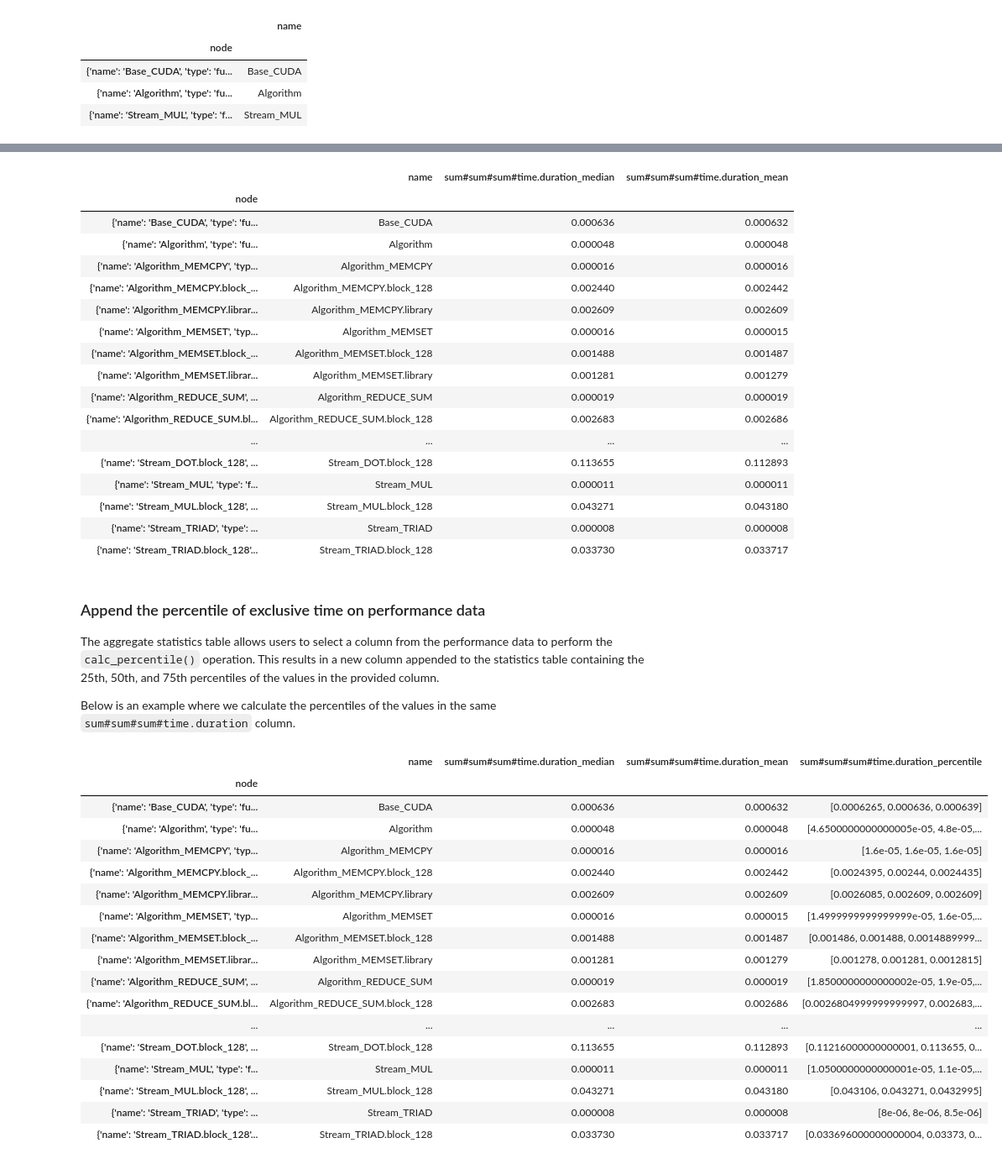
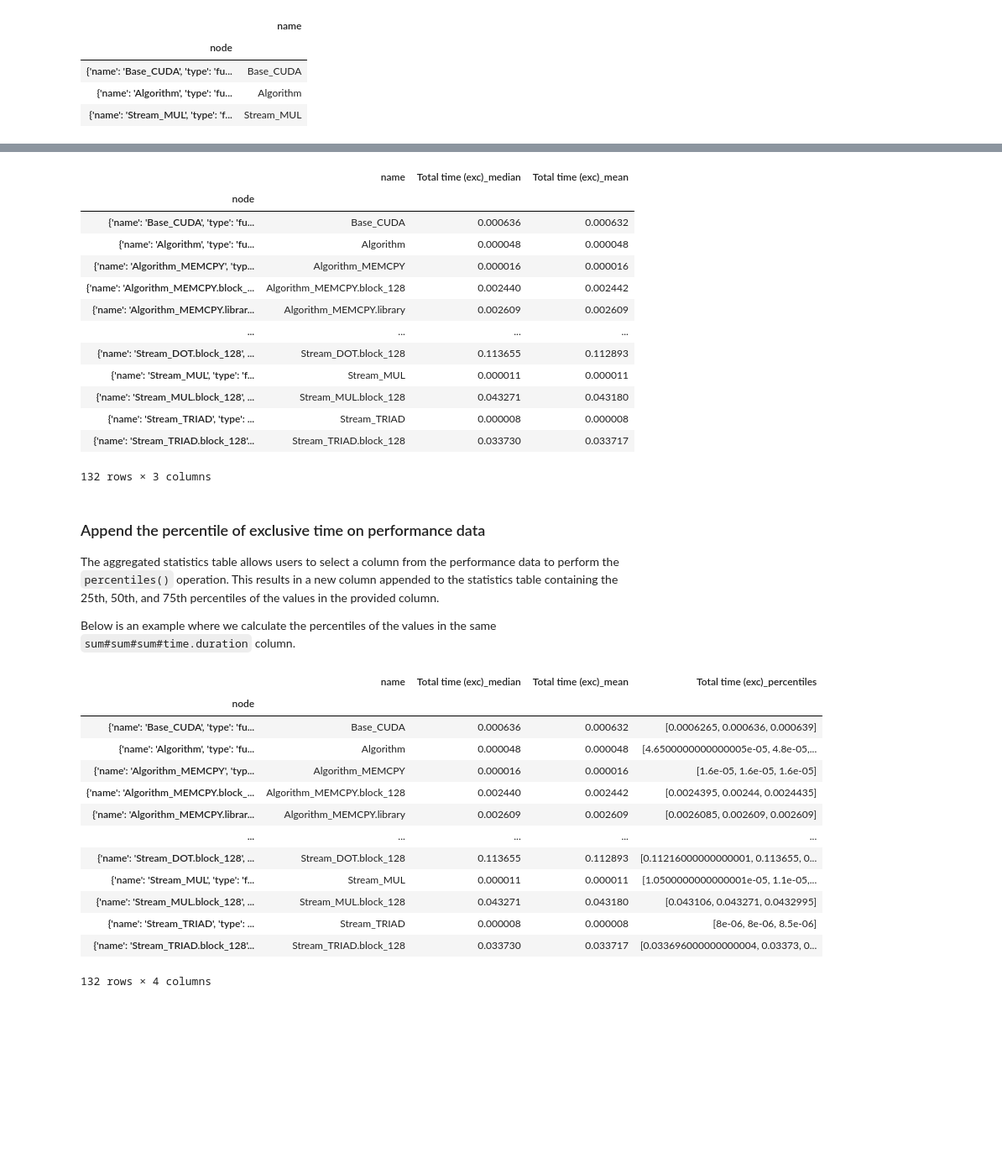
Before and after one commit to LLNL/thicket, a Jupyter notebook: docs/thicket_tutorial.ipynb, the cells around one changed output, grey strips where cells are left out. Shown at 84% size. Drawn from its saved outputs; the diff is of its cells as text; code cells hidden in the pictures; blank space fills up the shorter version.

```diff
--- a/docs/thicket_tutorial.ipynb
+++ b/docs/thicket_tutorial.ipynb
@@ -57,6 +62,3 @@ The performance data table is a multi-dimensional, multi-indexed component of th
 
 
 ### View performance data table:
-# %%
-pd.set_option('display.max_rows', 500)
-th_lassen.dataframe
@@ -183,2 +177,6 @@ The aggregate statistics table allows users to select a column from the performa
 
 Below is an example where we calculate the mean and median of the values in the `sum#sum#sum#time.duration` column, which is the total exclusive time corresponding to the respective nodes.
+# %%
+metrics = ['Total time (exc)']
+tt.median(th_lassen,columns=metrics)
+th_lassen.statsframe.dataframe
@@ -185,51 +198,43 @@ Below is an example where we calculate the mean and median of the values in the
 # %%
-tt.calc_average(th_lassen,columns = ['sum#sum#sum#time.duration'])
-display(HTML(th_lassen.statsframe.dataframe.to_html()))
+tt.mean(th_lassen,columns=metrics)
+th_lassen.statsframe.dataframe
 # %% [output]
-|  | name | sum#sum#sum#time.duration_median | sum#sum#sum#time.duration_mean |
+|  | name | Total time (exc)_median | Total time (exc)_mean |
 | node |  |  |  |
 | {'name': 'Base_CUDA', 'type': 'fu... | Base_CUDA | 0.000636 | 0.000632 |
 | {'name': 'Algorithm', 'type': 'fu... | Algorithm | 0.000048 | 0.000048 |
 | {'name': 'Algorithm_MEMCPY', 'typ... | Algorithm_MEMCPY | 0.000016 | 0.000016 |
 | {'name': 'Algorithm_MEMCPY.block_... | Algorithm_MEMCPY.block_128 | 0.002440 | 0.002442 |
 | {'name': 'Algorithm_MEMCPY.librar... | Algorithm_MEMCPY.library | 0.002609 | 0.002609 |
-| {'name': 'Algorithm_MEMSET', 'typ... | Algorithm_MEMSET | 0.000016 | 0.000015 |
-| {'name': 'Algorithm_MEMSET.block_... | Algorithm_MEMSET.block_128 | 0.001488 | 0.001487 |
-| {'name': 'Algorithm_MEMSET.librar... | Algorithm_MEMSET.library | 0.001281 | 0.001279 |
-| {'name': 'Algorithm_REDUCE_SUM', ... | Algorithm_REDUCE_SUM | 0.000019 | 0.000019 |
-| {'name': 'Algorithm_REDUCE_SUM.bl... | Algorithm_REDUCE_SUM.block_128 | 0.002683 | 0.002686 |
 | ... | ... | ... | ... |
 | {'name': 'Stream_DOT.block_128', ... | Stream_DOT.block_128 | 0.113655 | 0.112893 |
 | {'name': 'Stream_MUL', 'type': 'f... | Stream_MUL | 0.000011 | 0.000011 |
 | {'name': 'Stream_MUL.block_128', ... | Stream_MUL.block_128 | 0.043271 | 0.043180 |
 | {'name': 'Stream_TRIAD', 'type': ... | Stream_TRIAD | 0.000008 | 0.000008 |
 | {'name': 'Stream_TRIAD.block_128'... | Stream_TRIAD.block_128 | 0.033730 | 0.033717 |
+132 rows × 3 columns
 # %% [markdown]
 ### Append the percentile of exclusive time on performance data
 
-The aggregate statistics table allows users to select a column from the performance data to perform the `calc_percentile()` operation. This results in a new column appended to the statistics table containing the 25th, 50th, and 75th percentiles of the values in the provided column.
+The aggregated statistics table allows users to select a column from the performance data to perform the `percentiles()` operation. This results in a new column appended to the statistics table containing the 25th, 50th, and 75th percentiles of the values in the provided column.
 
 Below is an example where we calculate the percentiles of the values in the same `sum#sum#sum#time.duration` column.
 # %%
-tt.calc_percentile(th_lassen,columns = ['sum#sum#sum#time.duration'])
-display(HTML(th_lassen.statsframe.dataframe.to_html()))
+tt.percentiles(th_lassen,columns=metrics)
+th_lassen.statsframe.dataframe
 # %% [output]
-|  | name | sum#sum#sum#time.duration_median | sum#sum#sum#time.duration_mean | sum#sum#sum#time.duration_percentile |
+|  | name | Total time (exc)_median | Total time (exc)_mean | Total time (exc)_percentiles |
 | node |  |  |  |  |
 | {'name': 'Base_CUDA', 'type': 'fu... | Base_CUDA | 0.000636 | 0.000632 | [0.0006265, 0.000636, 0.000639] |
 | {'name': 'Algorithm', 'type': 'fu... | Algorithm | 0.000048 | 0.000048 | [4.6500000000000005e-05, 4.8e-05,... |
 | {'name': 'Algorithm_MEMCPY', 'typ... | Algorithm_MEMCPY | 0.000016 | 0.000016 | [1.6e-05, 1.6e-05, 1.6e-05] |
 | {'name': 'Algorithm_MEMCPY.block_... | Algorithm_MEMCPY.block_128 | 0.002440 | 0.002442 | [0.0024395, 0.00244, 0.0024435] |
 | {'name': 'Algorithm_MEMCPY.librar... | Algorithm_MEMCPY.library | 0.002609 | 0.002609 | [0.0026085, 0.002609, 0.002609] |
-| {'name': 'Algorithm_MEMSET', 'typ... | Algorithm_MEMSET | 0.000016 | 0.000015 | [1.4999999999999999e-05, 1.6e-05,... |
-| {'name': 'Algorithm_MEMSET.block_... | Algorithm_MEMSET.block_128 | 0.001488 | 0.001487 | [0.001486, 0.001488, 0.0014889999... |
-| {'name': 'Algorithm_MEMSET.librar... | Algorithm_MEMSET.library | 0.001281 | 0.001279 | [0.001278, 0.001281, 0.0012815] |
-| {'name': 'Algorithm_REDUCE_SUM', ... | Algorithm_REDUCE_SUM | 0.000019 | 0.000019 | [1.8500000000000002e-05, 1.9e-05,... |
-| {'name': 'Algorithm_REDUCE_SUM.bl... | Algorithm_REDUCE_SUM.block_128 | 0.002683 | 0.002686 | [0.0026804999999999997, 0.002683,... |
 | ... | ... | ... | ... | ... |
 | {'name': 'Stream_DOT.block_128', ... | Stream_DOT.block_128 | 0.113655 | 0.112893 | [0.11216000000000001, 0.113655, 0... |
 | {'name': 'Stream_MUL', 'type': 'f... | Stream_MUL | 0.000011 | 0.000011 | [1.0500000000000001e-05, 1.1e-05,... |
 | {'name': 'Stream_MUL.block_128', ... | Stream_MUL.block_128 | 0.043271 | 0.043180 | [0.043106, 0.043271, 0.0432995] |
 | {'name': 'Stream_TRIAD', 'type': ... | Stream_TRIAD | 0.000008 | 0.000008 | [8e-06, 8e-06, 8.5e-06] |
 | {'name': 'Stream_TRIAD.block_128'... | Stream_TRIAD.block_128 | 0.033730 | 0.033717 | [0.033696000000000004, 0.03373, 0... |
+132 rows × 4 columns
 # %% [markdown]
```
Also changed, not shown: parts of 29 cells of this notebook, 2 other files.
